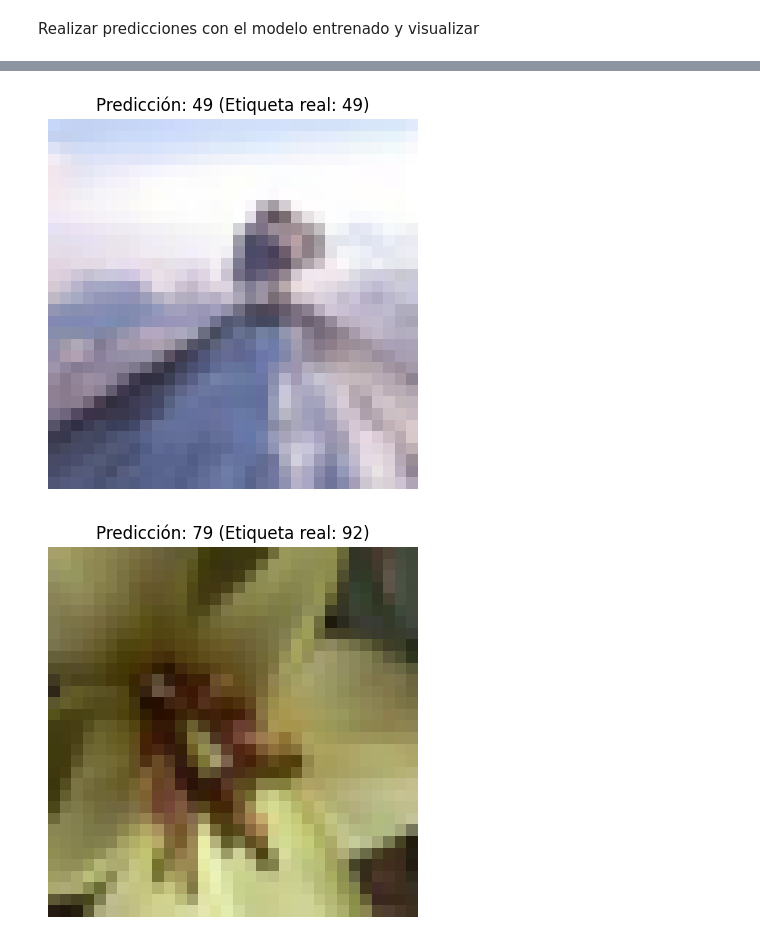
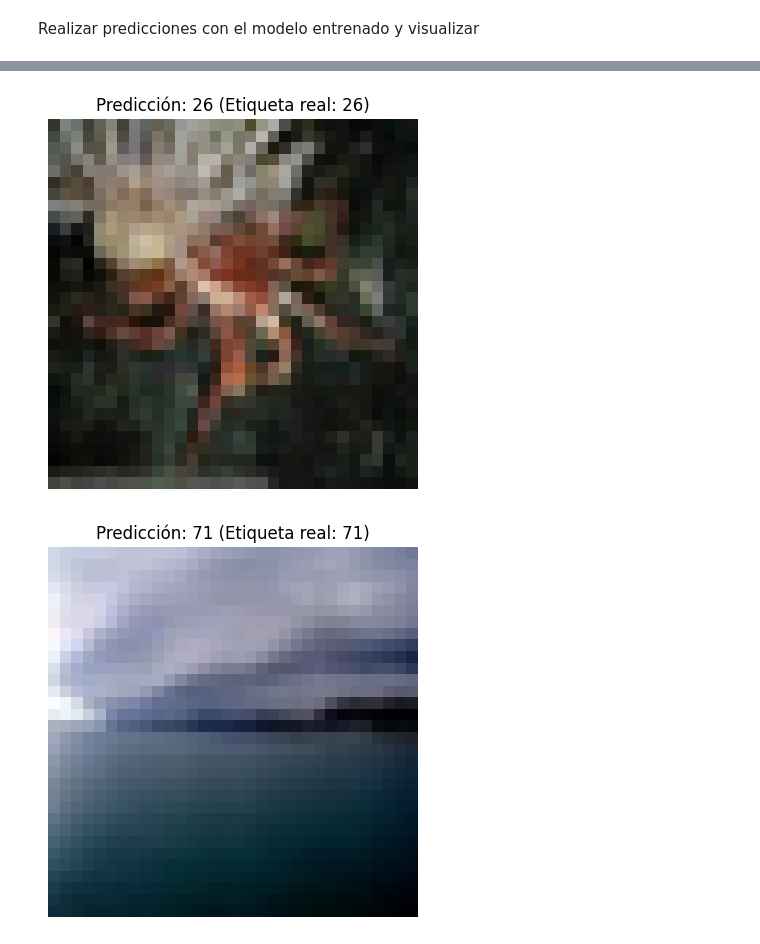
Before and after one commit to Doalm/Clasificacion-CIFAR100, a Jupyter notebook: Actividad.ipynb, the cells around one changed output, grey strips where cells are left out. Saved outputs shown, nothing was run; the diff lists cells and outputs as text; code cells hidden in the pictures.

Commit message:
modelo re entrenado

```diff
--- a/Actividad.ipynb
+++ b/Actividad.ipynb
@@ -127,8 +179,8 @@ Preparar DataLoaders
 # %%
 # 7. Preparar DataLoaders
 BATCH_SIZE = 42
-train_loader = DataLoader(train_dataset, batch_size=BATCH_SIZE, shuffle=True)
-val_loader = DataLoader(val_dataset, batch_size=BATCH_SIZE, shuffle=False)
+train_loader = DataLoader(train_dataset_split, batch_size=BATCH_SIZE, shuffle=True)
+val_loader = DataLoader(val_dataset_split, batch_size=BATCH_SIZE, shuffle=False)
 test_loader = DataLoader(test_dataset, batch_size=BATCH_SIZE, shuffle=False)
 # %% [markdown]
  Definir funciones de entrenamiento y validación
@@ -202,14 +342,2 @@ for epoch in range(EPOCHS):
 # %% [markdown]
 Realizar predicciones con el modelo entrenado y visualizar
-# %%
-ejemplo_img, ejemplo_lbl = test_dataset[0]
-ejemplo_img_gpu = ejemplo_img.unsqueeze(0).to(device)
-modelo.eval()
-with torch.no_grad():
-    logits = modelo(ejemplo_img_gpu)
-    pred = logits.argmax(1).item()
-
-plt.imshow(ejemplo_img.permute(1, 2, 0).cpu() * 0.5 + 0.5)  # Desnormalizar para mostrar
-plt.title(f"Predicción: {pred} (Etiqueta real: {ejemplo_lbl})")
-plt.axis("off")
-plt.show()
@@ -218,15 +344,22 @@ plt.show()
 # %%
-for idx in [0, 5, 10, 20]:
-    ejemplo_img, ejemplo_lbl = test_dataset[idx]
-    ejemplo_img_gpu = ejemplo_img.unsqueeze(0).to(device)
+# Función para mostrar imágenes y predicciones
+import matplotlib.pyplot as plt
+
+def mostrar_predicciones(indices, dataset, modelo, device):
     modelo.eval()
-    with torch.no_grad():
-        logits = modelo(ejemplo_img_gpu)
-        pred = logits.argmax(1).item()
-    plt.imshow(ejemplo_img.permute(1, 2, 0).cpu() * 0.5 + 0.5)
-    plt.title(f"Predicción: {pred} (Etiqueta real: {ejemplo_lbl})")
-    plt.axis("off")
-    plt.show()
+    for idx in indices:
+        img, lbl = dataset[idx]
+        img_gpu = img.unsqueeze(0).to(device)
+        with torch.no_grad():
+            logits = modelo(img_gpu)
+            pred = logits.argmax(1).item()
+        plt.imshow(img.permute(1, 2, 0).cpu() * 0.5 + 0.5)
+        plt.title(f"Predicción: {pred} (Etiqueta real: {lbl})")
+        plt.axis("off")
+        plt.show()
+
+# Ejemplo de uso:
+mostrar_predicciones([100, 80, 2000, 241], test_dataset, modelo, device)
 # %% [output]
-[figure, old version]
+[figure, new version]
-[figure, old version]
+[figure, new version]
```
Also changed, not shown: parts of 12 cells of this notebook, 5 other files.
